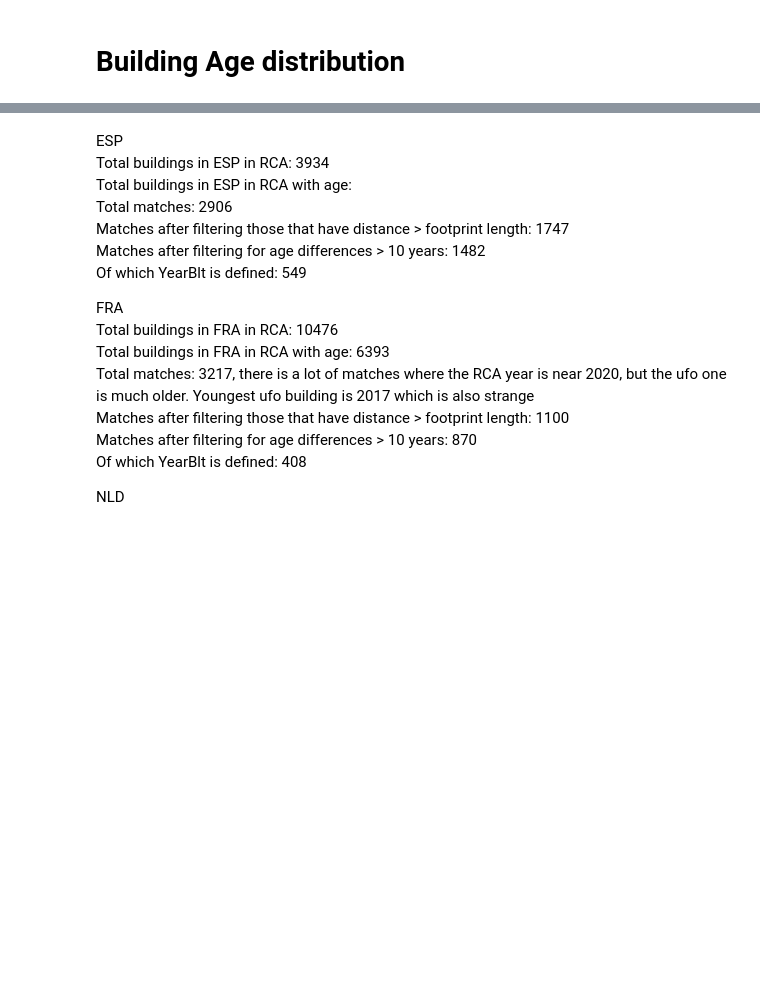
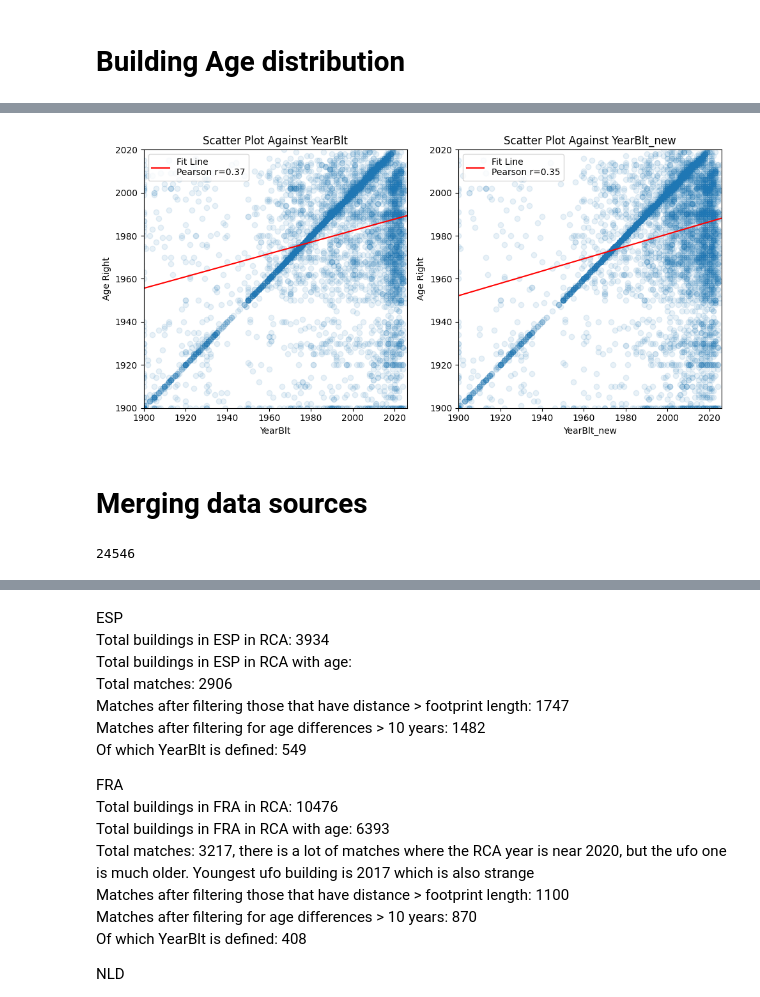
Before and after one commit to kaifoerster/BuildingAgePredictorML, a Jupyter notebook: main notebooks/descriptive statistics 2.ipynb, the cells around one changed output, grey strips where cells are left out. Drawn from its saved outputs; the diff is of its cells as text; code cells hidden in the pictures; blank space fills up the shorter version.

```diff
--- a/main notebooks/descriptive statistics 2.ipynb
+++ b/main notebooks/descriptive statistics 2.ipynb
@@ -197 +374,48 @@ plt.show()
+# %%
+# Exclusions and filtering
+exclusions = ['footprint filter', 'no match']
+df2 = matches[~matches['match_type'].isin(exclusions)]
+df2 = df2[df2['age_right'] >= 1900]
+
+# Prepare the figure and axes
+fig, axs = plt.subplots(1, 2, figsize=(10, 5))
+
+# List of year columns
+year_columns = ['YearBlt', 'YearBlt_new']
+titles = ['Against YearBlt', 'Against YearBlt_new']
+
+for ax, col, title in zip(axs, year_columns, titles):
+    # Drop NaN values for the pair to avoid errors in calculations
+    subset = df2[['age_right', col]].dropna()
+    x = subset[col].values.reshape(-1, 1)  # Reshape for sklearn
+    y = subset['age_right'].values
+
+    # Calculate Pearson Correlation Coefficient
+    corr_coef, _ = pearsonr(x.flatten(), y)
+
+    # Fit linear regression
+    model = LinearRegression().fit(x, y)
+    line_x = np.linspace(1900, x.max(), 100)  # Start line_x at 1900
+    line_y = model.predict(line_x.reshape(-1, 1))
+
+    # Plotting with adjusted alpha for better visibility of density
+    ax.scatter(x, y, alpha=0.1)  # Set alpha to a lower value for transparency
+    ax.plot(line_x, line_y, 'r-', label=f'Fit Line\nPearson r={corr_coef:.2f}')
+    ax.set_title(f'Scatter Plot {title}')
+    ax.set_xlabel(col)
+    ax.set_ylabel('Age Right')
+    ax.set_xlim([1900, max(x.max(), 2020)])  # Ensure x-axis starts at 1900 and adjust the max accordingly
+    ax.set_ylim([1900, max(y.max(), 2020)])  # Ensure y-axis also starts at 1900
+    ax.legend()
+
+plt.tight_layout()
+plt.show()
+# %% [output]
+[figure, added]
+# %% [markdown]
+# Merging data sources
+# %%
+print(len(matches))
+# %% [output]
+24546
 # %%
```
Also changed, not shown: parts of 20 cells of this notebook, 2 other files.
